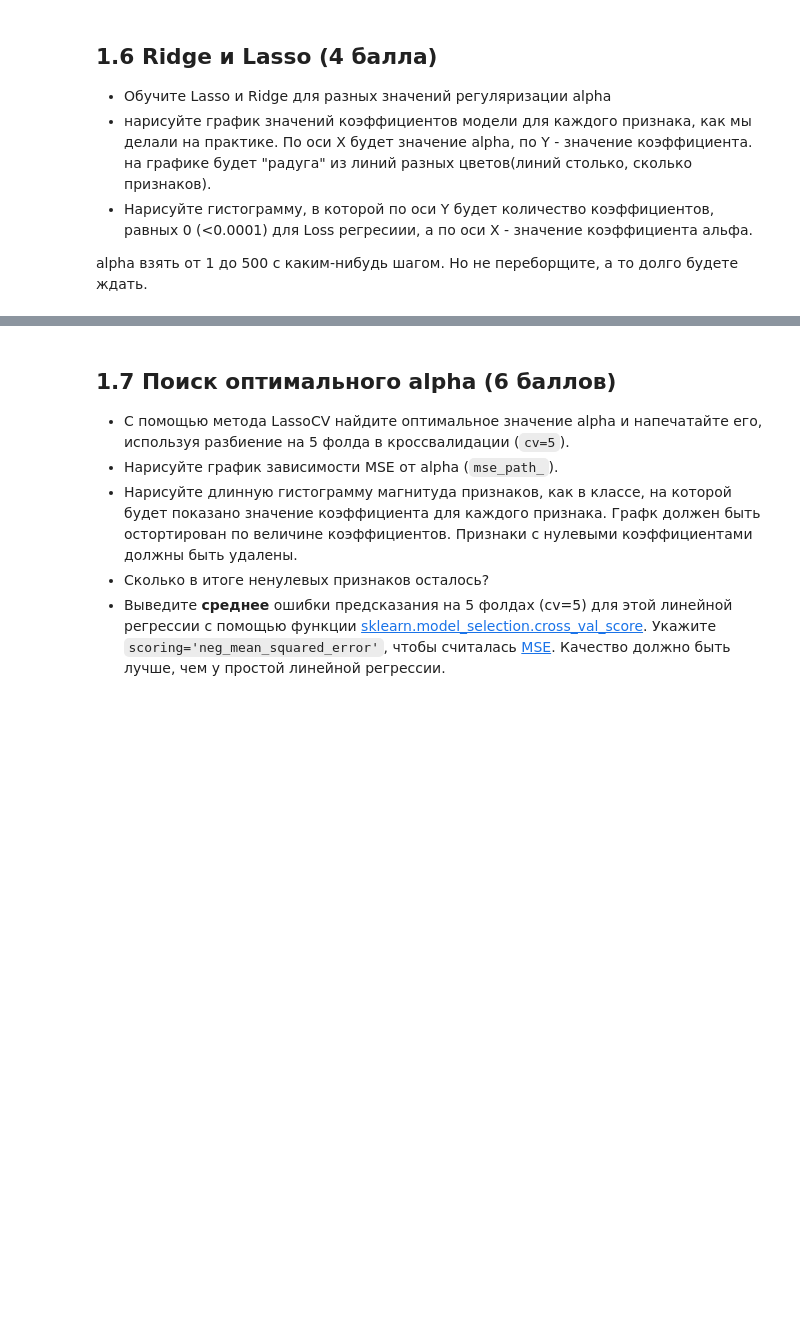
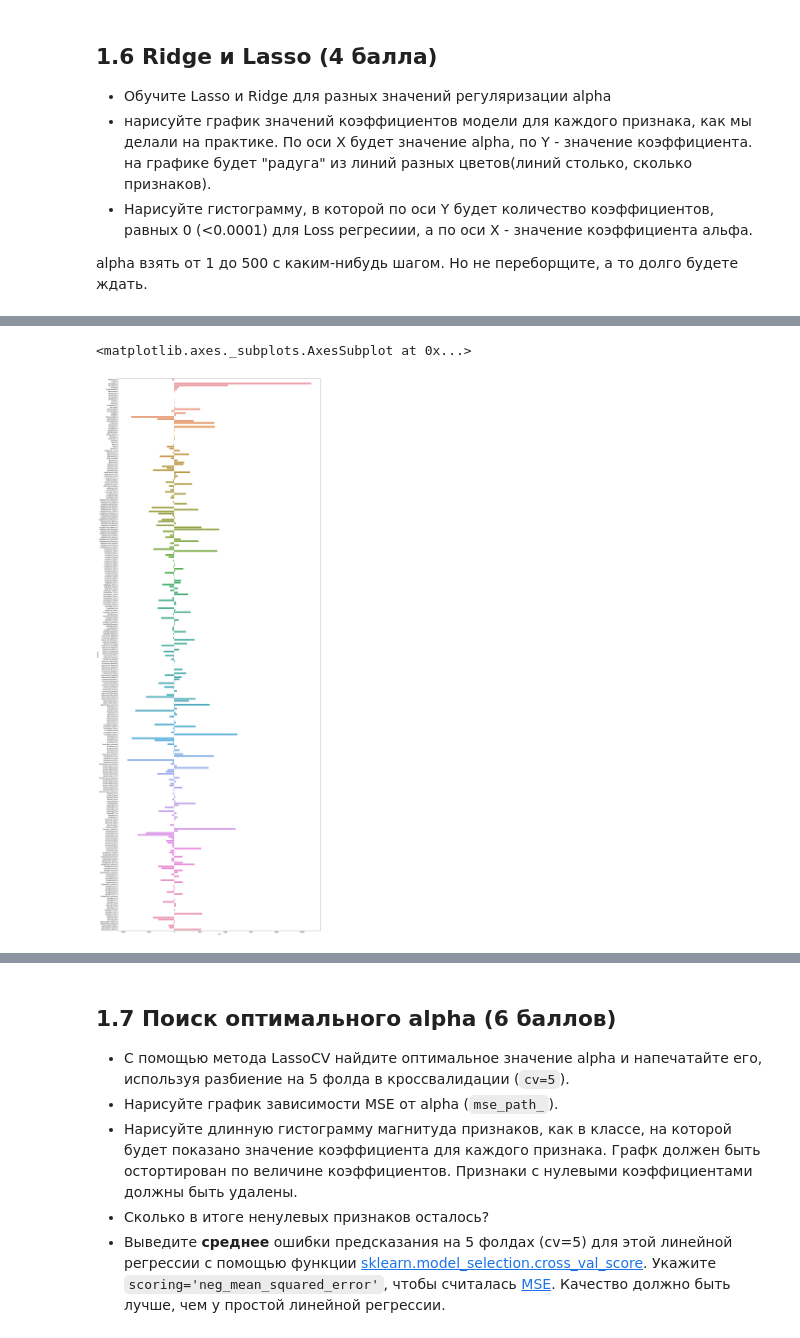
Before and after one commit to Agotsulov/ML-7bits, a Jupyter notebook: week06_workshop_06-01-linear-regression-homework.ipynb, the cells around one changed output, grey strips where cells are left out. Drawn from its saved outputs; the diff is of its cells as text; code cells hidden in the pictures; blank space fills up the shorter version.

```diff
--- a/week06_workshop_06-01-linear-regression-homework.ipynb
+++ b/week06_workshop_06-01-linear-regression-homework.ipynb
@@ -381,0 +483,6 @@ alpha взять от 1 до 500 с каким-нибудь шагом. Но н
+# %%
+ridge = Ridge(alpha=alpha)
+ridge.fit(X, y)
+
+for coef, col in sorted(zip(ridge.coef_, df_copy.columns), key=lambda x: np.abs(x[0])):
+    print("{} \t {}".format(np.round(coef, 4), col))
@@ -381,0 +507,7 @@ alpha взять от 1 до 500 с каким-нибудь шагом. Но н
+# %%
+
+plt.figure(figsize=(25,70))
+sns.barplot(y='columns', x='coef',data=pd.DataFrame(list(zip(ridge.coef_, df_copy.columns)), columns=["coef", "columns"]))
+# %% [output]
+<matplotlib.axes._subplots.AxesSubplot at 0x...>
+[figure, added]
```
Also changed, not shown: parts of 21 cells of this notebook.
